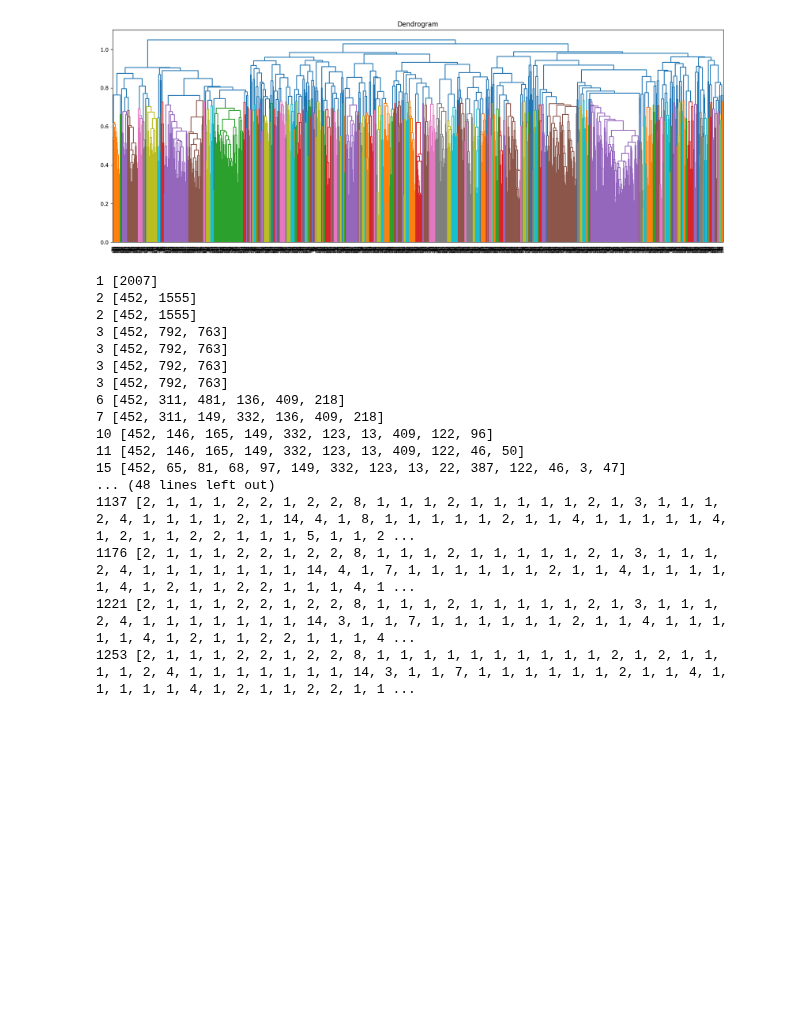
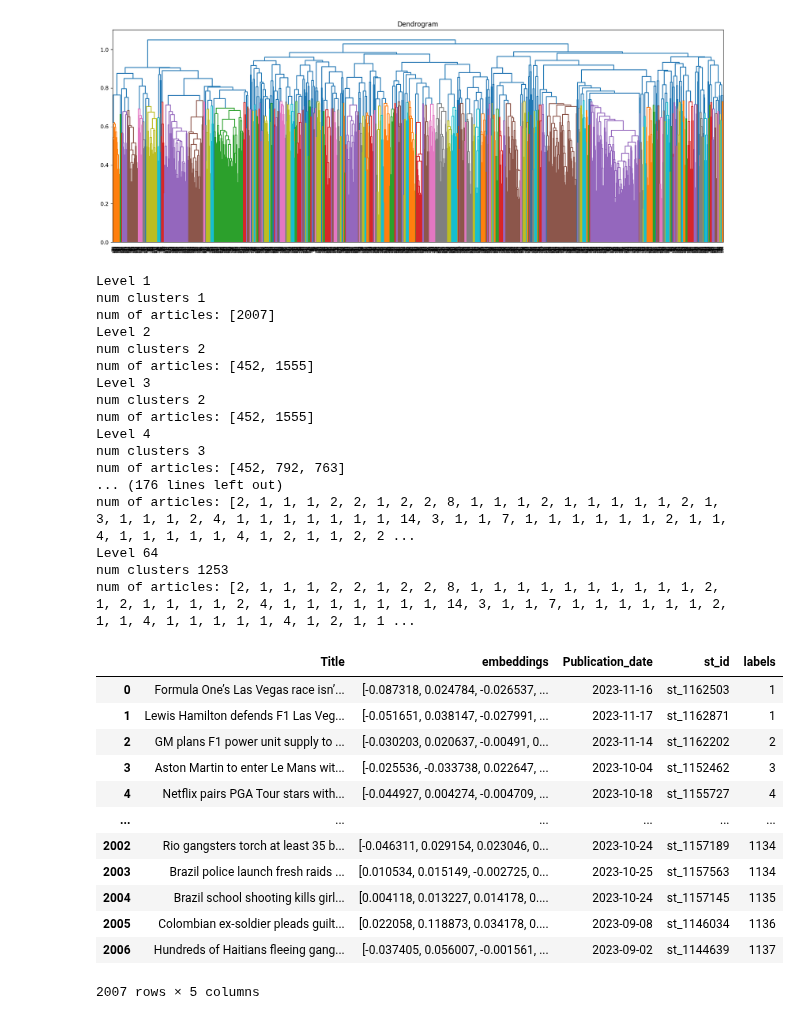
Before and after one commit to mcxraider/d3-collapse-tree, a Jupyter notebook: notebooks/tree.ipynb, the cells around one changed output. Cells and saved outputs as stored; diff of their text form; code cells hidden in the pictures; blank space fills up the shorter version.

Commit message:
update cluster header generation

```diff
--- a/notebooks/tree.ipynb
+++ b/notebooks/tree.ipynb
@@ -67,6 +67,7 @@ def load_mongodb():
     return df
 
 df= load_mongodb()
+df.drop(['_id', "Text", "combined", "tags", "tags_embeddings", "Title_embeddings", "article_url", "phrase_Bert_tags_embeddings"], axis=1, inplace=True)
 # %% [output]
 Train data successfully fetched from MongoDB
 
@@ -161,36 +162,69 @@ for i in range(len(d_ranges)):
     # Extract the counts (number of articles in each cluster)
     article_counts = np.array(list(cluster_counts.values()))
     num_clusters = len(article_counts)
-    print(num_clusters, list(cluster_counts.values()))
-    dic[i] = {}
-    dic[i]['num_clusters'] = num_clusters
-    dic[i]['cluster_counts'] = cluster_counts
+    print(f"Level {i+1}")
+    print("num clusters " + str(num_clusters))
+    print("num of articles: " + f"{list(cluster_counts.values())}")
+
     cluster_to_label = []
 
     count = cluster_counts.values()
     for num in count:
-        if num >=30:
+        if num >30:
             yes_break = True
 
     if not yes_break:
         break
+    else:
+        dic[i] = {}
+        dic[i]['max_d'] = d_ranges[i]
+        dic[i]['num_clusters'] = num_clusters
+        dic[i]['cluster_counts'] = cluster_counts
 
-# Code to extract the clusters that have at least one cluster with min 30 in their count. So this is the base bottom level
+
+# Code above to extract the clusters that have at least one cluster with min 30 in their count. So this is the base bottom level
 # %% [output]
-1 [2007]
-2 [452, 1555]
-2 [452, 1555]
-3 [452, 792, 763]
-3 [452, 792, 763]
-3 [452, 792, 763]
-3 [452, 792, 763]
-6 [452, 311, 481, 136, 409, 218]
-7 [452, 311, 149, 332, 136, 409, 218]
-10 [452, 146, 165, 149, 332, 123, 13, 409, 122, 96]
-11 [452, 146, 165, 149, 332, 123, 13, 409, 122, 46, 50]
-15 [452, 65, 81, 68, 97, 149, 332, 123, 13, 22, 387, 122, 46, 3, 47]
-... (48 lines left out)
-1137 [2, 1, 1, 1, 2, 2, 1, 2, 2, 8, 1, 1, 1, 2, 1, 1, 1, 1, 1, 2, 1, 3, 1, 1, 1, 2, 4, 1, 1, 1, 1, 2, 1, 14, 4, 1, 8, 1, 1, 1, 1, 1, 2, 1, 1, 4, 1, 1, 1, 1, 1, 4, 1, 2, 1, 1, 2, 2, 1, 1, 1, 5, 1, 1, 2 ...
-1176 [2, 1, 1, 1, 2, 2, 1, 2, 2, 8, 1, 1, 1, 2, 1, 1, 1, 1, 1, 2, 1, 3, 1, 1, 1, 2, 4, 1, 1, 1, 1, 1, 1, 1, 14, 4, 1, 7, 1, 1, 1, 1, 1, 1, 2, 1, 1, 4, 1, 1, 1, 1, 1, 4, 1, 2, 1, 1, 2, 2, 1, 1, 1, 4, 1 ...
-1221 [2, 1, 1, 1, 2, 2, 1, 2, 2, 8, 1, 1, 1, 2, 1, 1, 1, 1, 1, 2, 1, 3, 1, 1, 1, 2, 4, 1, 1, 1, 1, 1, 1, 1, 14, 3, 1, 1, 7, 1, 1, 1, 1, 1, 1, 2, 1, 1, 4, 1, 1, 1, 1, 1, 4, 1, 2, 1, 1, 2, 2, 1, 1, 1, 4 ...
-1253 [2, 1, 1, 1, 2, 2, 1, 2, 2, 8, 1, 1, 1, 1, 1, 1, 1, 1, 1, 1, 2, 1, 2, 1, 1, 1, 1, 2, 4, 1, 1, 1, 1, 1, 1, 1, 14, 3, 1, 1, 7, 1, 1, 1, 1, 1, 1, 2, 1, 1, 4, 1, 1, 1, 1, 1, 4, 1, 2, 1, 1, 2, 2, 1, 1 ...
+Level 1
+num clusters 1
+num of articles: [2007]
+Level 2
+num clusters 2
+num of articles: [452, 1555]
+Level 3
+num clusters 2
+num of articles: [452, 1555]
+Level 4
+num clusters 3
+num of articles: [452, 792, 763]
+... (176 lines left out)
+num of articles: [2, 1, 1, 1, 2, 2, 1, 2, 2, 8, 1, 1, 1, 2, 1, 1, 1, 1, 1, 2, 1, 3, 1, 1, 1, 2, 4, 1, 1, 1, 1, 1, 1, 1, 14, 3, 1, 1, 7, 1, 1, 1, 1, 1, 1, 2, 1, 1, 4, 1, 1, 1, 1, 1, 4, 1, 2, 1, 1, 2, 2 ...
+Level 64
+num clusters 1253
+num of articles: [2, 1, 1, 1, 2, 2, 1, 2, 2, 8, 1, 1, 1, 1, 1, 1, 1, 1, 1, 1, 2, 1, 2, 1, 1, 1, 1, 2, 4, 1, 1, 1, 1, 1, 1, 1, 14, 3, 1, 1, 7, 1, 1, 1, 1, 1, 1, 2, 1, 1, 4, 1, 1, 1, 1, 1, 4, 1, 2, 1, 1 ...
+# %%
+num_levels = max(dic.keys())
+num_levels -= 2
+cluster_nums_above_30 = [cluster_num for cluster_num, count in dic[num_levels]['cluster_counts'].items() if 30 < count <40]
+clusters_train = fcluster(Z, dic[num_levels]['max_d'], criterion='distance')
+
+clusters_at_levels = {}
+# At the maximum max_d of dic[num_levels]['max_d'], in this case 62 levels
+list(clusters_train).count(cluster_nums_above_30[0])
+clusters_at_levels[num_levels] = {}
+df['labels'] = clusters_train
+level_df = df.sort_values('labels').reset_index(drop=True)
+level_df
+# %% [output]
+|  | Title | embeddings | Publication_date | st_id | labels |
+| 0 | Formula One’s Las Vegas race isn’... | [-0.087318, 0.024784, -0.026537, ... | 2023-11-16 | st_1162503 | 1 |
+| 1 | Lewis Hamilton defends F1 Las Veg... | [-0.051651, 0.038147, -0.027991, ... | 2023-11-17 | st_1162871 | 1 |
+| 2 | GM plans F1 power unit supply to ... | [-0.030203, 0.020637, -0.00491, 0... | 2023-11-14 | st_1162202 | 2 |
+| 3 | Aston Martin to enter Le Mans wit... | [-0.025536, -0.033738, 0.022647, ... | 2023-10-04 | st_1152462 | 3 |
+| 4 | Netflix pairs PGA Tour stars with... | [-0.044927, 0.004274, -0.004709, ... | 2023-10-18 | st_1155727 | 4 |
+| ... | ... | ... | ... | ... | ... |
+| 2002 | Rio gangsters torch at least 35 b... | [-0.046311, 0.029154, 0.023046, 0... | 2023-10-24 | st_1157189 | 1134 |
+| 2003 | Brazil police launch fresh raids ... | [0.010534, 0.015149, -0.002725, 0... | 2023-10-25 | st_1157563 | 1134 |
+| 2004 | Brazil school shooting kills girl... | [0.004118, 0.013227, 0.014178, 0.... | 2023-10-24 | st_1157145 | 1135 |
+| 2005 | Colombian ex-soldier pleads guilt... | [0.022058, 0.118873, 0.034178, 0.... | 2023-09-08 | st_1146034 | 1136 |
+| 2006 | Hundreds of Haitians fleeing gang... | [-0.037405, 0.056007, -0.001561, ... | 2023-09-02 | st_1144639 | 1137 |
+2007 rows × 5 columns
```
Also changed, not shown: parts of 4 cells of this notebook.
